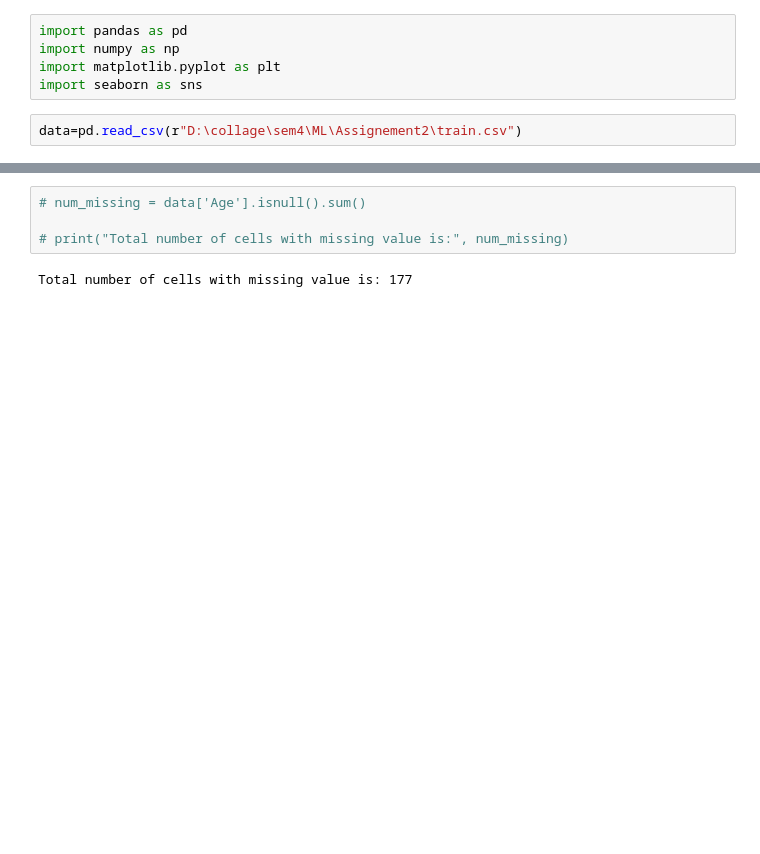
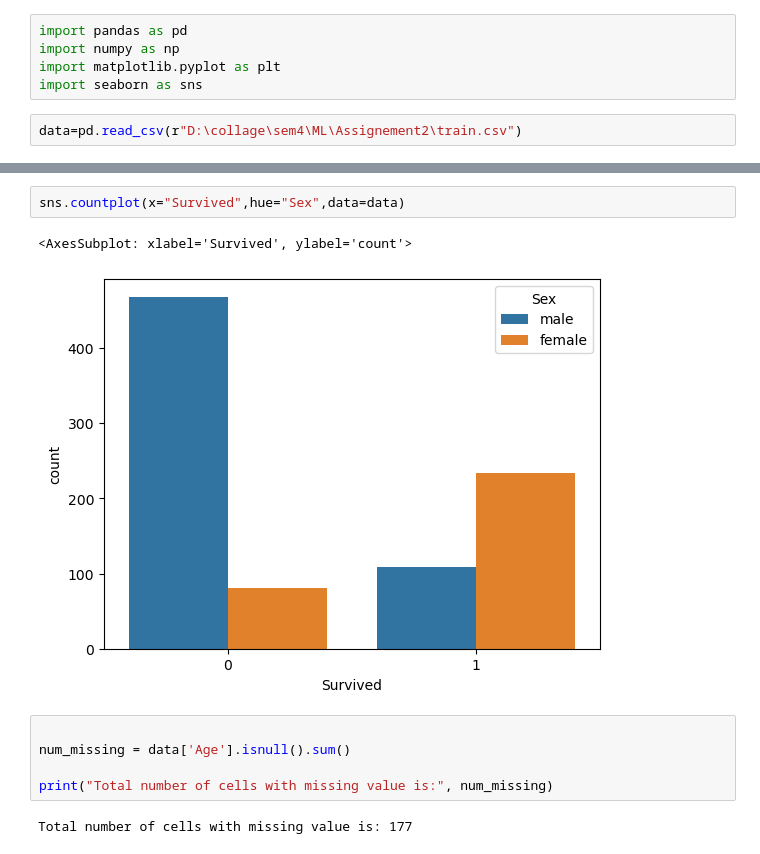
Before and after one commit to adivya-jain/Machine-Learning-Basics, a Jupyter notebook: Untitled.ipynb, the cells around one changed output, grey strips where cells are left out. Cells and saved outputs as stored; diff of their text form; blank space fills up the shorter version.

```diff
--- a/Untitled.ipynb
+++ b/Untitled.ipynb
@@ -33,6 +58,12 @@ data.shape
+# %%
+sns.countplot(x="Survived",hue="Sex",data=data)
+# %% [output]
+<AxesSubplot: xlabel='Survived', ylabel='count'>
+[figure, added]
 # %%
-# num_missing = data['Age'].isnull().sum()
 
-# print("Total number of cells with missing value is:", num_missing)
+num_missing = data['Age'].isnull().sum()
+
+print("Total number of cells with missing value is:", num_missing)
 # %% [output]
 Total number of cells with missing value is: 177
```
Also changed, not shown: parts of 24 cells of this notebook.
